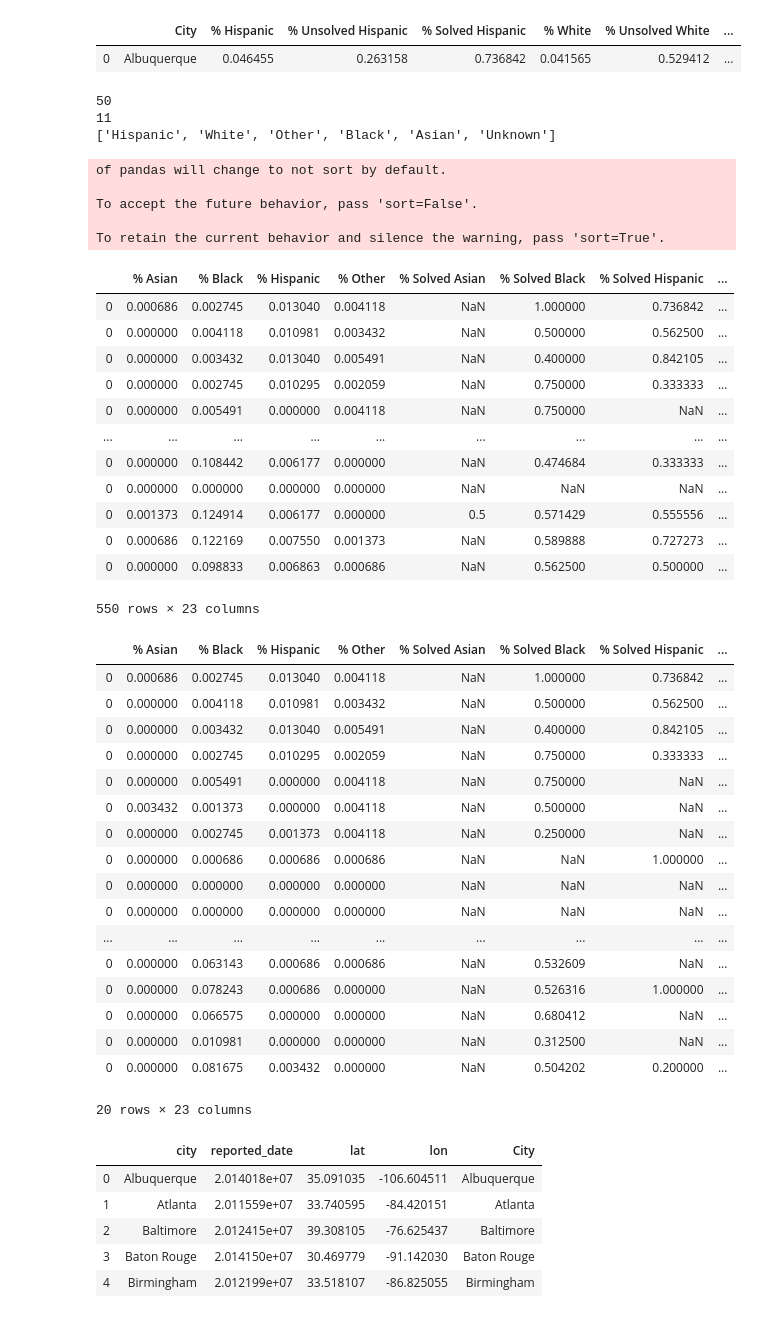
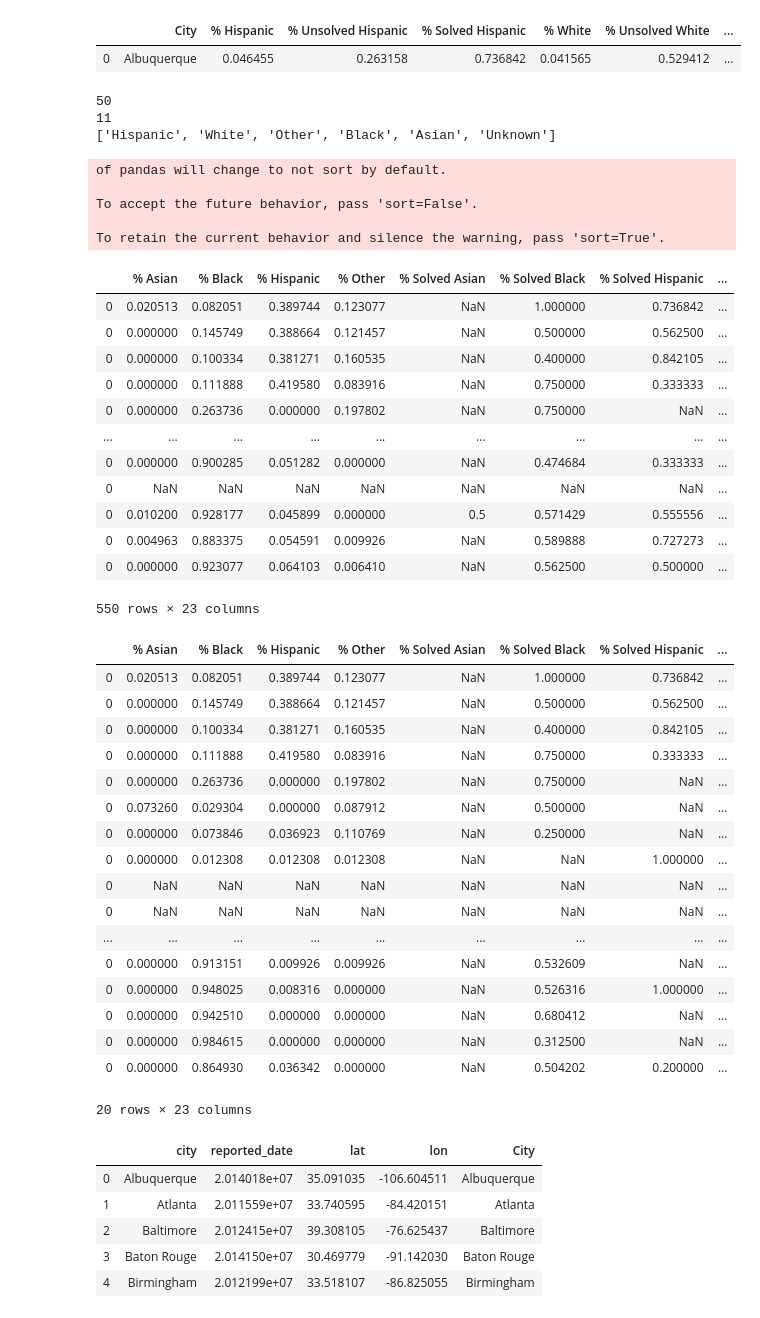
Before and after one commit to ajyoung21/Unsolved-Murder-Data, a Jupyter notebook: static/data/Data Analysis.ipynb, the cells around one changed output. Cells and saved outputs as stored; diff of their text form; code cells hidden in the pictures.

```diff
--- a/static/data/Data Analysis.ipynb
+++ b/static/data/Data Analysis.ipynb
@@ -233,10 +249,11 @@ for i in range(0, len(city_list)):
         loc1 = year_df.loc[year_df["city"] == city_list[i], :]
         loc2 = loc1.loc[loc1['year'] == year_list[j], :]
         city_year_dict = {}
-#         print(loc2)
         year_murder_count = 0
         year_solved_murder_count = 0
         year_unsolved_murder_count = 0
+        city_year_size = loc2.size
+
 
         for race in race_list:
             loc3 = loc2.loc[loc2["victim_race"] == race, :]
@@ -248,66 +265,66 @@ for i in range(0, len(city_list)):
             unsolved_murders = total_murders - solved_murders
             year_unsolved_murder_count += unsolved_murders
             if city_year_size > 0:
-                city_year_dict[f'% {race}'] = total_murders/city_year_size
+                city_year_dict[f'% {race}'] = total_murders/(city_year_size/12)
                 if unsolved_murders > 0:
                     city_year_dict[f'% Unsolved {race}'] = unsolved_murders/total_murders
                 if solved_murders > 0:
                     city_year_dict[f'% Solved {race}'] = solved_murders/total_murders
                 city_year_dict['City'] = city_list[i]
                 city_year_dict['Year'] = year_list[j]
                 city_year_dict['Total Murders'] = year_murder_count
                 city_year_dict['Unsolved Murders'] = year_unsolved_murder_count
                 if year_murder_count > 0:
                     city_year_dict['Unsolved Murder %'] = year_unsolved_murder_count/year_murder_count
                 else:
                     city_year_dict['Unsolved Murder %'] = 0
         df = pd.DataFrame(city_year_dict, columns = city_year_dict.keys(), index=[0])
         final_year_df = pd.concat([final_year_df, df])
 
 
 final_year_df
 # %% [output]
 50
 11
 ['Hispanic', 'White', 'Other', 'Black', 'Asian', 'Unknown']
 of pandas will change to not sort by default.
 
 To accept the future behavior, pass 'sort=False'.
 
 To retain the current behavior and silence the warning, pass 'sort=True'.
 |  | % Asian | % Black | % Hispanic | % Other | % Solved Asian | % Solved Black | % Solved Hispanic | ... |
-| 0 | 0.000686 | 0.002745 | 0.013040 | 0.004118 | NaN | 1.000000 | 0.736842 | ... |
-| 0 | 0.000000 | 0.004118 | 0.010981 | 0.003432 | NaN | 0.500000 | 0.562500 | ... |
-| 0 | 0.000000 | 0.003432 | 0.013040 | 0.005491 | NaN | 0.400000 | 0.842105 | ... |
-| 0 | 0.000000 | 0.002745 | 0.010295 | 0.002059 | NaN | 0.750000 | 0.333333 | ... |
-| 0 | 0.000000 | 0.005491 | 0.000000 | 0.004118 | NaN | 0.750000 | NaN | ... |
+| 0 | 0.020513 | 0.082051 | 0.389744 | 0.123077 | NaN | 1.000000 | 0.736842 | ... |
+| 0 | 0.000000 | 0.145749 | 0.388664 | 0.121457 | NaN | 0.500000 | 0.562500 | ... |
+| 0 | 0.000000 | 0.100334 | 0.381271 | 0.160535 | NaN | 0.400000 | 0.842105 | ... |
+| 0 | 0.000000 | 0.111888 | 0.419580 | 0.083916 | NaN | 0.750000 | 0.333333 | ... |
+| 0 | 0.000000 | 0.263736 | 0.000000 | 0.197802 | NaN | 0.750000 | NaN | ... |
 | ... | ... | ... | ... | ... | ... | ... | ... | ... |
-| 0 | 0.000000 | 0.108442 | 0.006177 | 0.000000 | NaN | 0.474684 | 0.333333 | ... |
-| 0 | 0.000000 | 0.000000 | 0.000000 | 0.000000 | NaN | NaN | NaN | ... |
-| 0 | 0.001373 | 0.124914 | 0.006177 | 0.000000 | 0.5 | 0.571429 | 0.555556 | ... |
-| 0 | 0.000686 | 0.122169 | 0.007550 | 0.001373 | NaN | 0.589888 | 0.727273 | ... |
-| 0 | 0.000000 | 0.098833 | 0.006863 | 0.000686 | NaN | 0.562500 | 0.500000 | ... |
+| 0 | 0.000000 | 0.900285 | 0.051282 | 0.000000 | NaN | 0.474684 | 0.333333 | ... |
+| 0 | NaN | NaN | NaN | NaN | NaN | NaN | NaN | ... |
+| 0 | 0.010200 | 0.928177 | 0.045899 | 0.000000 | 0.5 | 0.571429 | 0.555556 | ... |
+| 0 | 0.004963 | 0.883375 | 0.054591 | 0.009926 | NaN | 0.589888 | 0.727273 | ... |
+| 0 | 0.000000 | 0.923077 | 0.064103 | 0.006410 | NaN | 0.562500 | 0.500000 | ... |
 550 rows × 23 columns
 # %%
 final_year_df.head(20)
 # %% [output]
 |  | % Asian | % Black | % Hispanic | % Other | % Solved Asian | % Solved Black | % Solved Hispanic | ... |
-| 0 | 0.000686 | 0.002745 | 0.013040 | 0.004118 | NaN | 1.000000 | 0.736842 | ... |
-| 0 | 0.000000 | 0.004118 | 0.010981 | 0.003432 | NaN | 0.500000 | 0.562500 | ... |
-| 0 | 0.000000 | 0.003432 | 0.013040 | 0.005491 | NaN | 0.400000 | 0.842105 | ... |
-| 0 | 0.000000 | 0.002745 | 0.010295 | 0.002059 | NaN | 0.750000 | 0.333333 | ... |
-| 0 | 0.000000 | 0.005491 | 0.000000 | 0.004118 | NaN | 0.750000 | NaN | ... |
-| 0 | 0.003432 | 0.001373 | 0.000000 | 0.004118 | NaN | 0.500000 | NaN | ... |
-| 0 | 0.000000 | 0.002745 | 0.001373 | 0.004118 | NaN | 0.250000 | NaN | ... |
-| 0 | 0.000000 | 0.000686 | 0.000686 | 0.000686 | NaN | NaN | 1.000000 | ... |
-| 0 | 0.000000 | 0.000000 | 0.000000 | 0.000000 | NaN | NaN | NaN | ... |
-| 0 | 0.000000 | 0.000000 | 0.000000 | 0.000000 | NaN | NaN | NaN | ... |
+| 0 | 0.020513 | 0.082051 | 0.389744 | 0.123077 | NaN | 1.000000 | 0.736842 | ... |
+| 0 | 0.000000 | 0.145749 | 0.388664 | 0.121457 | NaN | 0.500000 | 0.562500 | ... |
+| 0 | 0.000000 | 0.100334 | 0.381271 | 0.160535 | NaN | 0.400000 | 0.842105 | ... |
+| 0 | 0.000000 | 0.111888 | 0.419580 | 0.083916 | NaN | 0.750000 | 0.333333 | ... |
+| 0 | 0.000000 | 0.263736 | 0.000000 | 0.197802 | NaN | 0.750000 | NaN | ... |
+| 0 | 0.073260 | 0.029304 | 0.000000 | 0.087912 | NaN | 0.500000 | NaN | ... |
+| 0 | 0.000000 | 0.073846 | 0.036923 | 0.110769 | NaN | 0.250000 | NaN | ... |
+| 0 | 0.000000 | 0.012308 | 0.012308 | 0.012308 | NaN | NaN | 1.000000 | ... |
+| 0 | NaN | NaN | NaN | NaN | NaN | NaN | NaN | ... |
+| 0 | NaN | NaN | NaN | NaN | NaN | NaN | NaN | ... |
 | ... | ... | ... | ... | ... | ... | ... | ... | ... |
-| 0 | 0.000000 | 0.063143 | 0.000686 | 0.000686 | NaN | 0.532609 | NaN | ... |
-| 0 | 0.000000 | 0.078243 | 0.000686 | 0.000000 | NaN | 0.526316 | 1.000000 | ... |
-| 0 | 0.000000 | 0.066575 | 0.000000 | 0.000000 | NaN | 0.680412 | NaN | ... |
-| 0 | 0.000000 | 0.010981 | 0.000000 | 0.000000 | NaN | 0.312500 | NaN | ... |
-| 0 | 0.000000 | 0.081675 | 0.003432 | 0.000000 | NaN | 0.504202 | 0.200000 | ... |
+| 0 | 0.000000 | 0.913151 | 0.009926 | 0.009926 | NaN | 0.532609 | NaN | ... |
+| 0 | 0.000000 | 0.948025 | 0.008316 | 0.000000 | NaN | 0.526316 | 1.000000 | ... |
+| 0 | 0.000000 | 0.942510 | 0.000000 | 0.000000 | NaN | 0.680412 | NaN | ... |
+| 0 | 0.000000 | 0.984615 | 0.000000 | 0.000000 | NaN | 0.312500 | NaN | ... |
+| 0 | 0.000000 | 0.864930 | 0.036342 | 0.000000 | NaN | 0.504202 | 0.200000 | ... |
 20 rows × 23 columns
 # %%
 latslons = homicide_df.groupby('city').mean()
```
Also changed, not shown: parts of 9 cells of this notebook, 8 other files.
